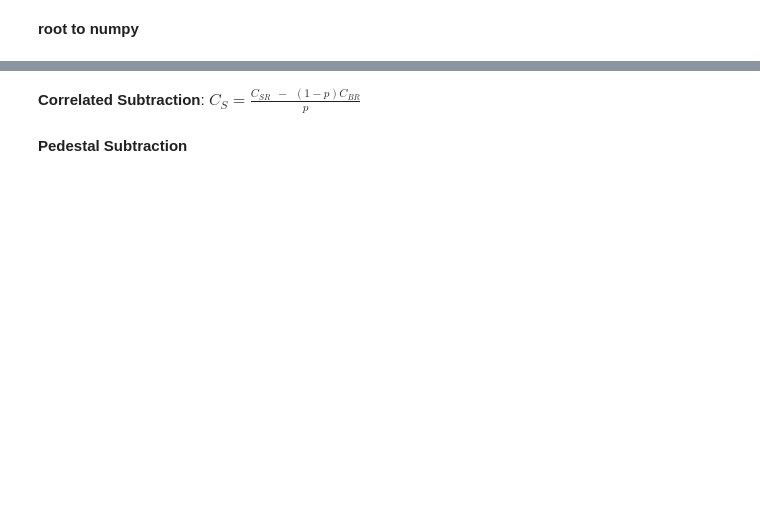
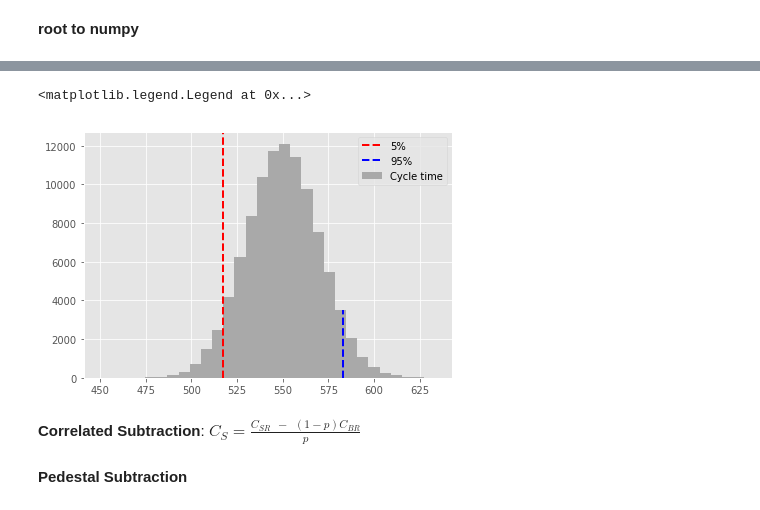
Before and after one commit to ftoralesacosta/GH_Correlations, a Jupyter notebook: Analysis_Notebooks/Simple.ipynb, the cells around one changed output, grey strips where cells are left out. Cells and saved outputs as stored; diff of their text form; code cells hidden in the pictures; blank space fills up the shorter version.

```diff
--- a/Analysis_Notebooks/Simple.ipynb
+++ b/Analysis_Notebooks/Simple.ipynb
@@ -36,3 +44,30 @@ Plot_pp_pPb_Cs(Corrs)
+# %%
+import matplotlib.pyplot as plt
+import matplotlib.lines as mlines
+
+#plt.style.use('ggplot')
+
+import numpy as np
+
+data = np.random.normal(550, 20, 100000)
+
+fig, ax = plt.subplots(1, 1)
+plot = ax.hist(data, bins=30, label='Cycle time', color='darkgrey')
+
+ps = np.percentile(data, [5, 95])
+
+# Search for the heights of the bins in which the percentiles are
+heights = plot[0][np.searchsorted(plot[1], ps, side='left')-1]
+
+# The height should be the bin-height divided by the y_bound (at least if y_min is zero)
+l1 = mlines.Line2D([ps[0], ps[0]], [0, 30000], label='5%', color='red', linestyle='dashed', linewidth=2)
+l2 = mlines.Line2D([ps[1], ps[1]], [0, heights[1]], label='95%', color='blue', linestyle='dashed', linewidth=2)
+ax.add_line(l1)
+ax.add_line(l2)
+plt.legend()
+# %% [output]
+<matplotlib.legend.Legend at 0x...>
+[figure, added]
 # %% [markdown]
 **Correlated Subtraction**: $C_S = \frac{C_{SR} \ \ - \ \ (1-p) C_{BR}}{p}$
 # %% [markdown]
```
Also changed, not shown: parts of 11 cells of this notebook, 3 other files.
